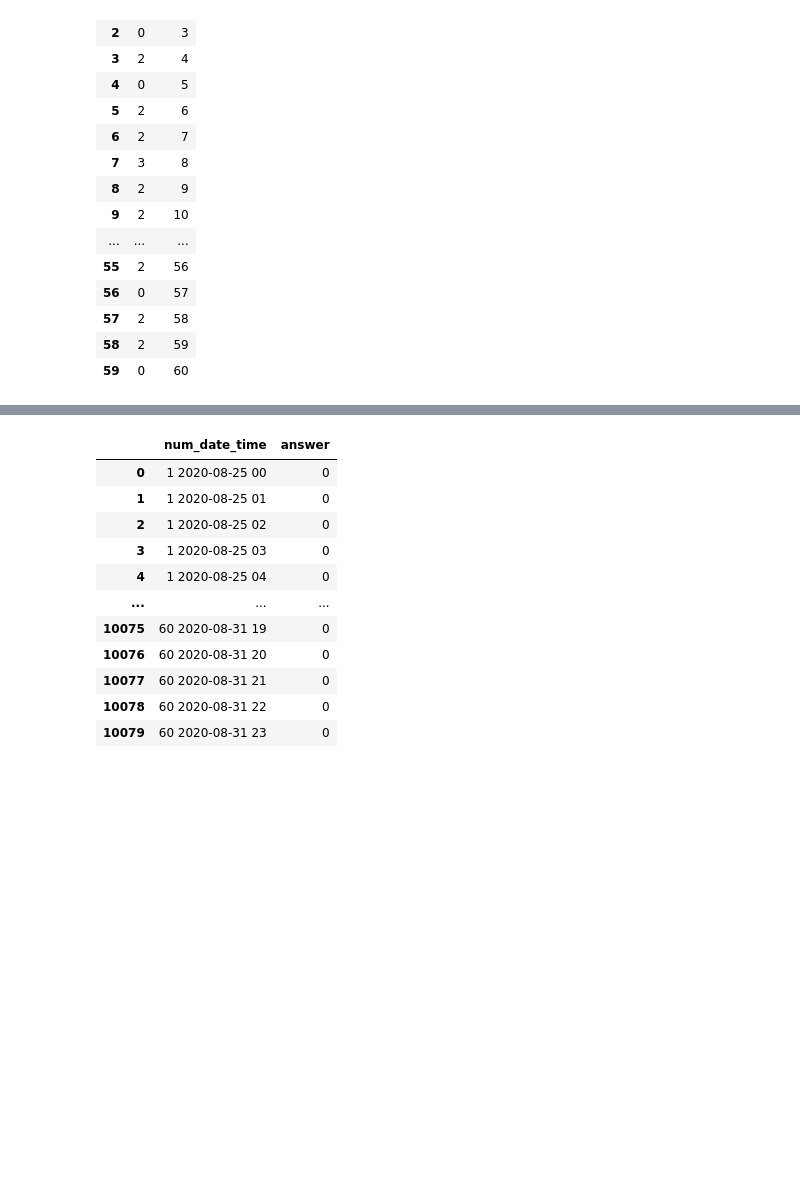
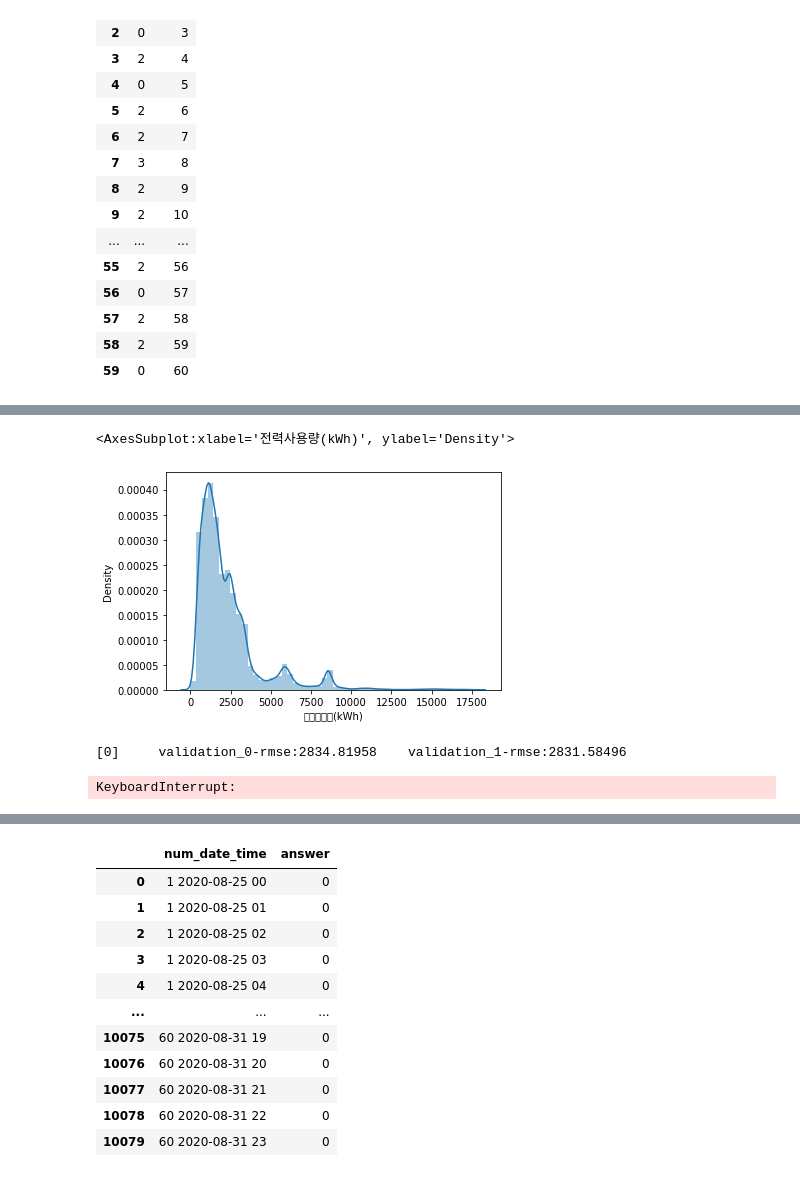
Before and after one commit to hhh6593/TIL, a Jupyter notebook: 전략수요예측_분석.ipynb, the cells around one changed output, grey strips where cells are left out. Cells and saved outputs as stored; diff of their text form; code cells hidden in the pictures; blank space fills up the shorter version.

```diff
--- a/전략수요예측_분석.ipynb
+++ b/전략수요예측_분석.ipynb
@@ -133,3 +142,8 @@ test = test.interpolate(method='values')
+# %%
+sns.distplot(train['전력사용량(kWh)'])
+# %% [output]
+<AxesSubplot:xlabel='전력사용량(kWh)', ylabel='Density'>
+[figure, added]
 # %%
 def time(x):
     return int(x[-2:])
@@ -164,2 +187,19 @@ xgb = XGBRegressor(learning_rate=0.1, n_estimators=1000, colsample_bytree=0.5, s
+# %%
+from sklearn.model_selection import KFold
+kf = KFold(n_splits=5, shuffle=True, random_state=42)
+i = 0
+result = 0
+best_score = 0
+for train_idx, test_idx in kf.split(train2, train['전력사용량(kWh)']):
+    x_train, x_val = train2.iloc[train_idx], train2.iloc[test_idx]
+    y_train, y_val = train['전력사용량(kWh)'][train_idx], train['전력사용량(kWh)'][test_idx]
+    xgb.fit(x_train, y_train, eval_set=[(x_train, y_train), (x_val, y_val)], verbose=50, early_stopping_rounds=100)
+    best_score+=xgb.best_score/5
+    result += xgb.predict(test2)/5
+    i += 1
+    print(f'----------------------------------------n_fold:{i}----------------------------------------')
+# %% [output]
+[0]     validation_0-rmse:2834.81958    validation_1-rmse:2831.58496
+KeyboardInterrupt:
 # %%
 from lightgbm import LGBMRegressor
```
Also changed, not shown: parts of 17 cells of this notebook.
